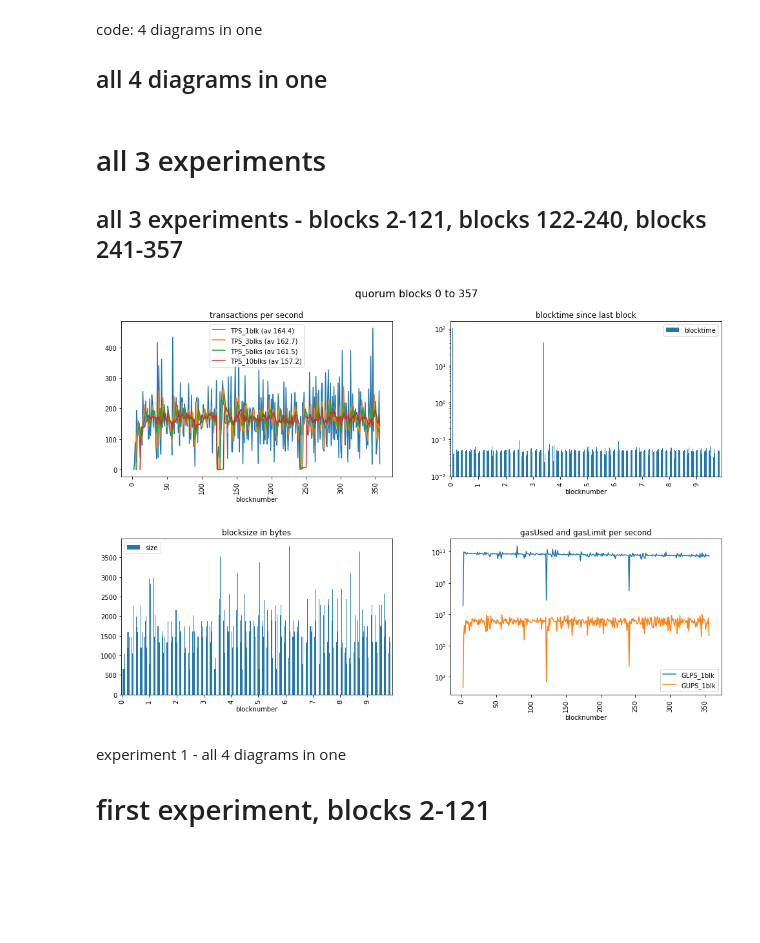
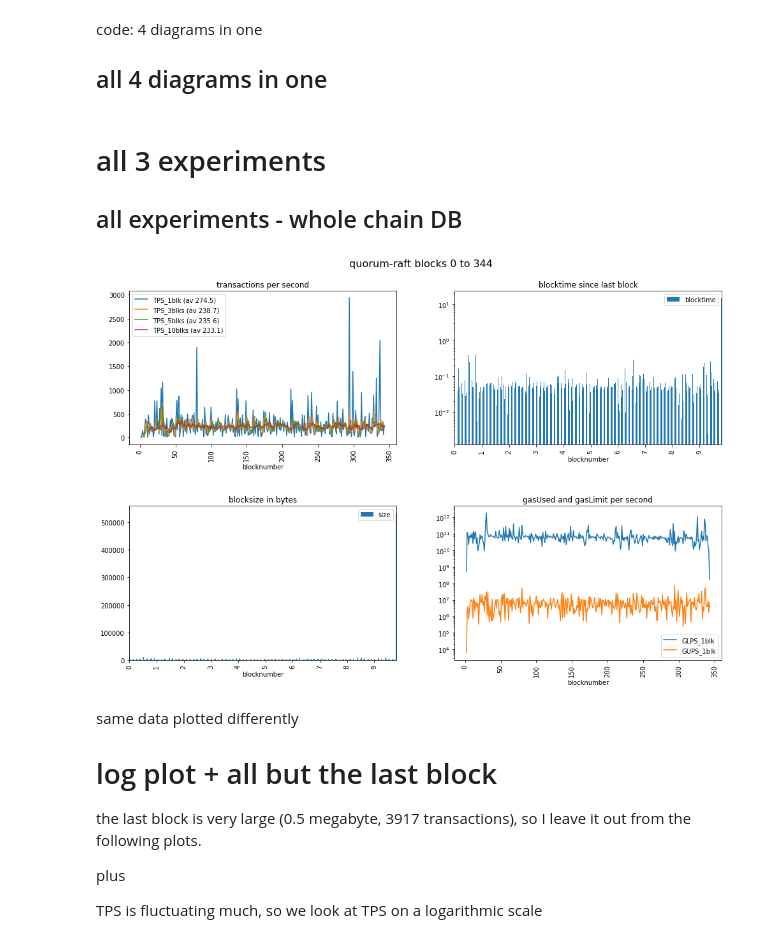
Before and after one commit to drandreaskrueger/chainhammer, a Jupyter notebook: chainreader/blocksDB_analyze_quorum-raft.ipynb, the cells around one changed output. Saved outputs shown, nothing was run; the diff lists cells and outputs as text; code cells hidden in the pictures; blank space fills up the shorter version.

Commit message:
new measurement with RAFT consensus - 10,000 transactions

```diff
--- a/chainreader/blocksDB_analyze_quorum-raft.ipynb
+++ b/chainreader/blocksDB_analyze_quorum-raft.ipynb
@@ -49,6 +45,12 @@ Results
 * [experiment 3](#experiment 3)
 # %% [markdown]
 <a id='database'>Database</a>
+# %%
+# Settings
+
+DBFILE="allblocks-quorum-raft.db"
+RAFT = True
+NAME_PREFIX="quorum-raft"
 # %%
 #dependencies
 
@@ -62,7 +64,6 @@ import matplotlib; print("matplotlib version", matplotlib.__version__)
 # https://github.com/matplotlib/matplotlib/issues/5907#issuecomment-179001811
 matplotlib.rcParams['agg.path.chunksize'] = 10000
 
-DBFILE="allblocks-quorum.db"
 print ("\nReading blocks table from", DBFILE)
 # %% [output]
 sqlite3 version 2.6.0
@@ -173,3 +174,6 @@ conn.close()
 # %%
-# transform nanoseconds to seconds
-df["timestamp"]=df["timestamp"]/1000000000
+# quorum raft uses nanoseconds, not seconds --> transform nanoseconds to seconds
+if RAFT:
+    df["timestamp"]=df["timestamp"]/1000000000
+    print ("corrected timestamps because RAFT")
+df[:10]
@@ -253,7 +288,7 @@ df.sort_values(by=['TPS_10blks'], ascending=False)[0:10]
 <a id='code4diagrams'>code: 4 diagrams in one</a>
 ## all 4 diagrams in one
 # %%
-def diagrams(df, blockFrom, blockTo, prefix="", gas_logy=True, bt_logy=True):
+def diagrams(df, blockFrom, blockTo, prefix="", gas_logy=True, bt_logy=True, tps_logy=False):
 
     # https://github.com/matplotlib/matplotlib/issues/5907#issuecomment-179001811
     matplotlib.rcParams['agg.path.chunksize'] = 10000
@@ -277,7 +312,7 @@ def diagrams(df, blockFrom, blockTo, prefix="", gas_logy=True, bt_logy=True):
 
     # TPS diagram
     cols = ['blocknumber'] + cols
-    ax=df[cols][blockFrom:blockTo].plot(x='blocknumber', rot=90, ax=axes[0,0])
+    ax=df[cols][blockFrom:blockTo].plot(x='blocknumber', rot=90, ax=axes[0,0],  logy=tps_logy)
     ax.set_title("transactions per second")
     ax.get_xaxis().get_major_formatter().set_useOffset(False)
     ax.legend(legend);
@@ -308,17 +343,23 @@ def diagrams(df, blockFrom, blockTo, prefix="", gas_logy=True, bt_logy=True):
     fig.savefig("img/%s_tps-bt-bs-gas_blks%d-%d.png" % (prefix,blockFrom,blockTo))
 # %% [markdown]
 # <a id='allExperiments'>all 3 experiments</a>
-## all 3 experiments - blocks 2-121, blocks 122-240, blocks 241-357
+## all experiments - whole chain DB
 # %%
 # the whole range of blocks
 
-diagrams(df, 0, 357, "quorum", gas_logy=True, bt_logy=True)
+diagrams(df, 0, len(blocknumbers)-1, NAME_PREFIX, gas_logy=True, bt_logy=True)
 # %% [output]
-[figure, old version]
+[figure, new version]
-# %% [markdown]
-<a id='experiment1'>experiment 1 - all 4 diagrams in one</a>
-
-# first experiment, blocks 2-121
+# %% [markdown]
+<a id='logplots'>same data plotted differently</a>
+
+# log plot + all but the last block
+
+the last block is very large (0.5 megabyte, 3917 transactions), so I leave it out from the following plots.
+
+plus
+
+TPS is fluctuating much, so we look at TPS on a logarithmic scale
 # %%
 # starting only at block 3 because the waiting time before experiment start created a 100s *blocktime*
 
```
Also changed, not shown: parts of 16 cells of this notebook, 3 other files.
